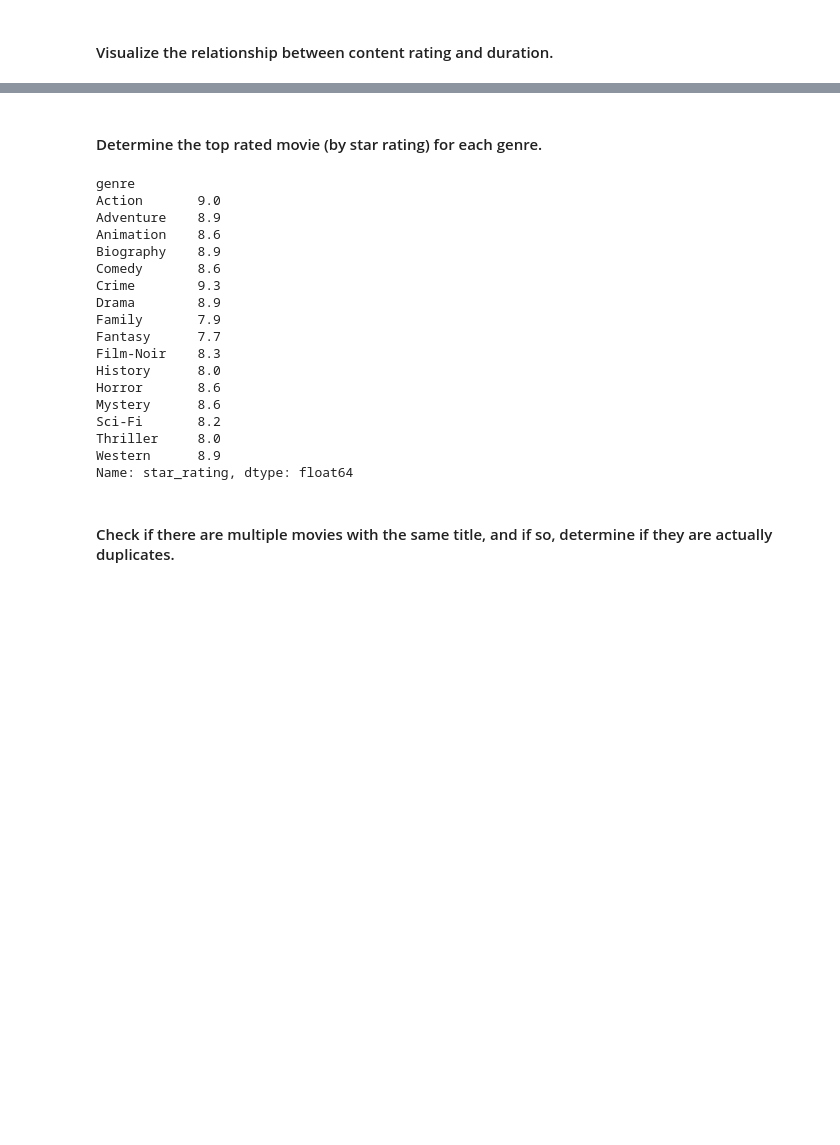
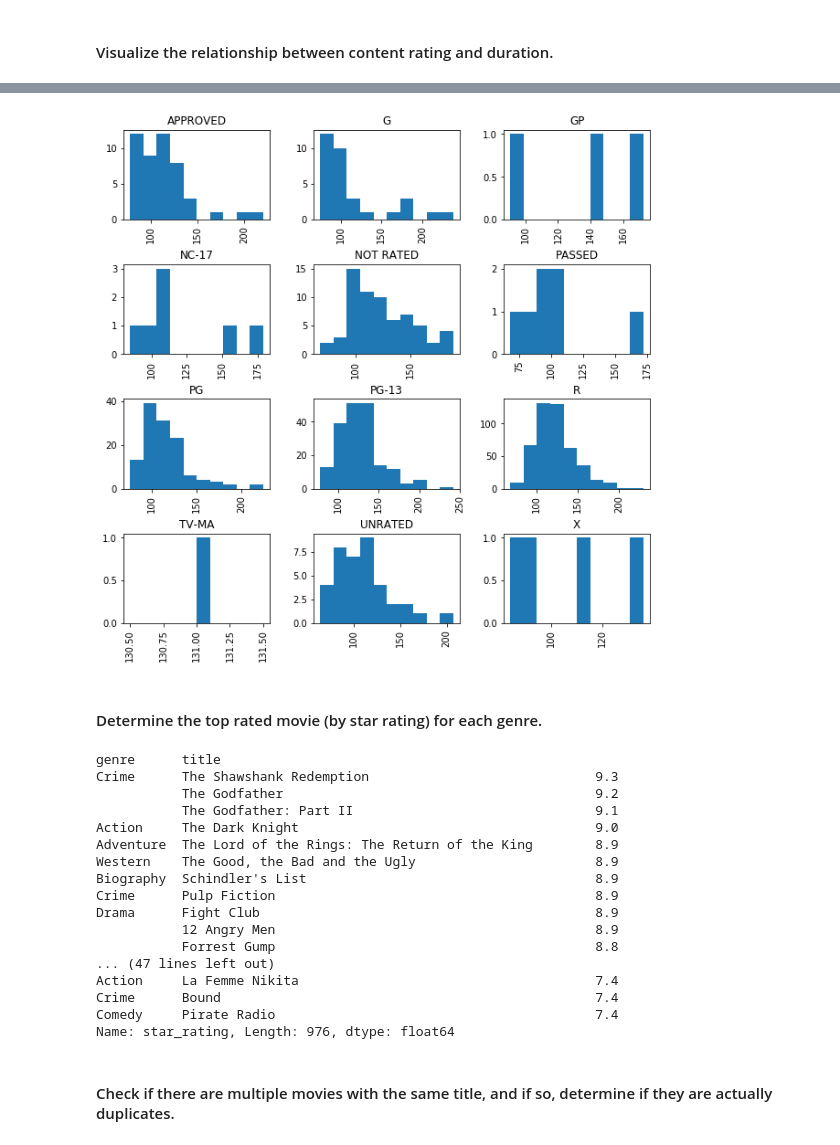
Before and after one commit to mike-osberg/ds_course_projects, a Jupyter notebook: mike_osberg_unit2_project.ipynb, the cells around one changed output, grey strips where cells are left out. Cells and saved outputs as stored; diff of their text form; code cells hidden in the pictures; blank space fills up the shorter version.

```diff
--- a/mike_osberg_unit2_project.ipynb
+++ b/mike_osberg_unit2_project.ipynb
@@ -200,28 +218,31 @@ ax = movies.plot(kind = "scatter", x = "duration", y = "star_rating")
+# %%
+ax = movies.hist(column = 'duration', by = 'content_rating', figsize = (10,10))
+# %% [output]
+[figure, added]
 # %% [markdown]
 #### Determine the top rated movie (by star rating) for each genre.
 # %%
 # Answer:
-
-movies.groupby('genre')['star_rating'].max()
+movie_stars = movies.groupby(['genre','title'])['star_rating'].max().sort_values(ascending=False)
+movie_stars
 # %% [output]
-genre
-Action       9.0
-Adventure    8.9
-Animation    8.6
-Biography    8.9
-Comedy       8.6
-Crime        9.3
-Drama        8.9
-Family       7.9
-Fantasy      7.7
-Film-Noir    8.3
-History      8.0
-Horror       8.6
-Mystery      8.6
-Sci-Fi       8.2
-Thriller     8.0
-Western      8.9
-Name: star_rating, dtype: float64
+genre      title
+Crime      The Shawshank Redemption                             9.3
+           The Godfather                                        9.2
+           The Godfather: Part II                               9.1
+Action     The Dark Knight                                      9.0
+Adventure  The Lord of the Rings: The Return of the King        8.9
+Western    The Good, the Bad and the Ugly                       8.9
+Biography  Schindler's List                                     8.9
+Crime      Pulp Fiction                                         8.9
+Drama      Fight Club                                           8.9
+           12 Angry Men                                         8.9
+           Forrest Gump                                         8.8
+... (47 lines left out)
+Action     La Femme Nikita                                      7.4
+Crime      Bound                                                7.4
+Comedy     Pirate Radio                                         7.4
+Name: star_rating, Length: 976, dtype: float64
 # %% [markdown]
 #### Check if there are multiple movies with the same title, and if so, determine if they are actually duplicates.
 # %%
```
Also changed, not shown: parts of 10 cells of this notebook.
